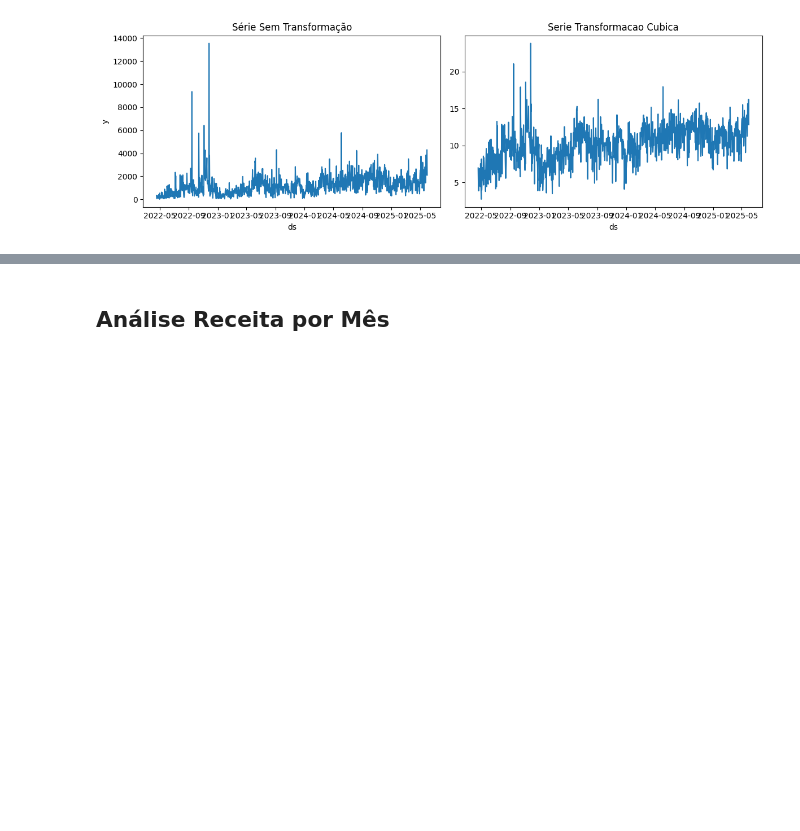
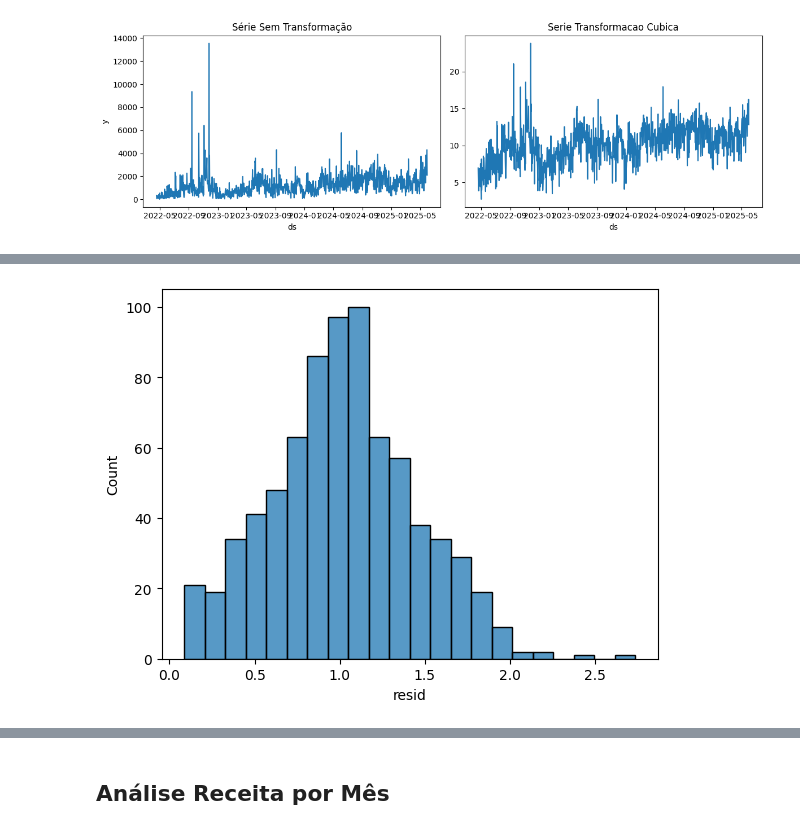
Before and after one commit to mateusalmeida11/mlops-forecast, a Jupyter notebook: notebooks/eda_for_ts.ipynb, the cells around one changed output, grey strips where cells are left out. Drawn from its saved outputs; the diff is of its cells as text; code cells hidden in the pictures; blank space fills up the shorter version.

```diff
--- a/notebooks/eda_for_ts.ipynb
+++ b/notebooks/eda_for_ts.ipynb
@@ -306,0 +375,5 @@ plt.show()
+# %%
+sns.histplot(residuos["resid"])
+plt.show()
+# %% [output]
+[figure, added]
```
Also changed, not shown: parts of 15 cells of this notebook.
